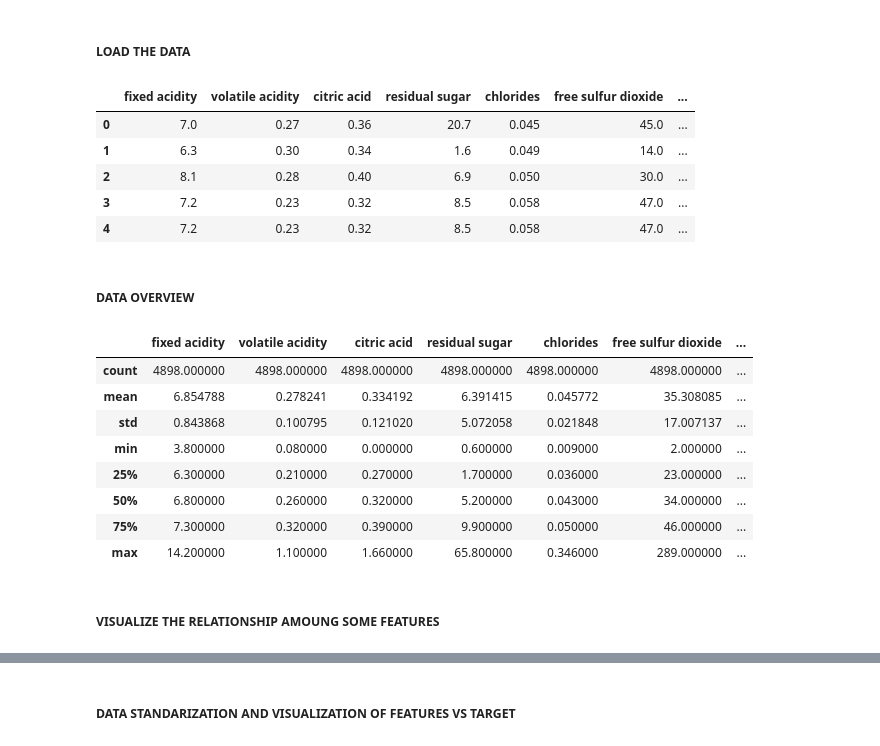
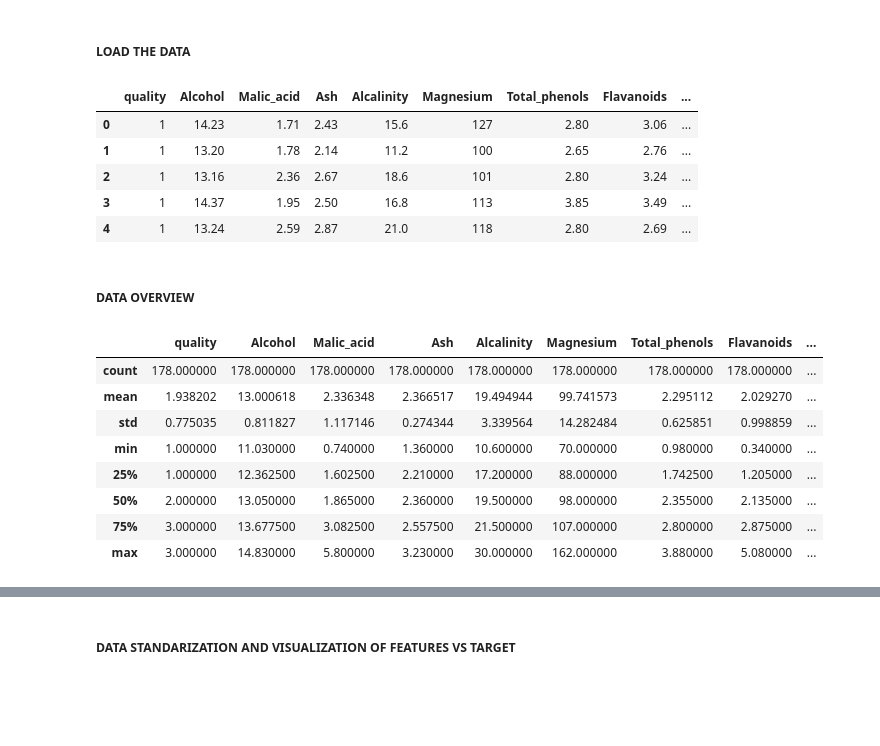
Before and after one commit to igerardoh/wine-quality-classification, a Jupyter notebook: python/03-data-analysis/mlp-Tensorflow-1.x/mlp-wine-quality-classification-tensorflow-1.x.ipynb, the cells around one changed output, grey strips where cells are left out. Cells and saved outputs as stored; diff of their text form; code cells hidden in the pictures; blank space fills up the shorter version.

```diff
--- a/python/03-data-analysis/mlp-Tensorflow-1.x/mlp-wine-quality-classification-tensorflow-1.x.ipynb
+++ b/python/03-data-analysis/mlp-Tensorflow-1.x/mlp-wine-quality-classification-tensorflow-1.x.ipynb
@@ -5,29 +5,37 @@
 # %%
 import pandas as pd
 import numpy as np
 
-X = pd.read_csv('winequality-white.csv', sep=';')
+target = 'quality'
+
+features = ['Alcohol','Malic_acid','Ash','Alcalinity',
+          'Magnesium','Total_phenols','Flavanoids',
+          'Nonflavanoid_phenols','Proanthocyanins',
+          'Color_intensity','Hue','OD280_OD315',
+          'Proline']
+
+columns = [target] + features
+
+X = pd.read_csv('../../../data/wine.data', names=columns, sep=',', header=None)
 X.head()
 # %% [output]
-|  | fixed acidity | volatile acidity | citric acid | residual sugar | chlorides | free sulfur dioxide | ... |
-| 0 | 7.0 | 0.27 | 0.36 | 20.7 | 0.045 | 45.0 | ... |
-| 1 | 6.3 | 0.30 | 0.34 | 1.6 | 0.049 | 14.0 | ... |
-| 2 | 8.1 | 0.28 | 0.40 | 6.9 | 0.050 | 30.0 | ... |
-| 3 | 7.2 | 0.23 | 0.32 | 8.5 | 0.058 | 47.0 | ... |
-| 4 | 7.2 | 0.23 | 0.32 | 8.5 | 0.058 | 47.0 | ... |
+|  | quality | Alcohol | Malic_acid | Ash | Alcalinity | Magnesium | Total_phenols | Flavanoids | ... |
+| 0 | 1 | 14.23 | 1.71 | 2.43 | 15.6 | 127 | 2.80 | 3.06 | ... |
+| 1 | 1 | 13.20 | 1.78 | 2.14 | 11.2 | 100 | 2.65 | 2.76 | ... |
+| 2 | 1 | 13.16 | 2.36 | 2.67 | 18.6 | 101 | 2.80 | 3.24 | ... |
+| 3 | 1 | 14.37 | 1.95 | 2.50 | 16.8 | 113 | 3.85 | 3.49 | ... |
+| 4 | 1 | 13.24 | 2.59 | 2.87 | 21.0 | 118 | 2.80 | 2.69 | ... |
 # %% [markdown]
 ##### DATA OVERVIEW
 # %%
 X.describe()
 # %% [output]
-|  | fixed acidity | volatile acidity | citric acid | residual sugar | chlorides | free sulfur dioxide | ... |
-| count | 4898.000000 | 4898.000000 | 4898.000000 | 4898.000000 | 4898.000000 | 4898.000000 | ... |
-| mean | 6.854788 | 0.278241 | 0.334192 | 6.391415 | 0.045772 | 35.308085 | ... |
-| std | 0.843868 | 0.100795 | 0.121020 | 5.072058 | 0.021848 | 17.007137 | ... |
-| min | 3.800000 | 0.080000 | 0.000000 | 0.600000 | 0.009000 | 2.000000 | ... |
-| 25% | 6.300000 | 0.210000 | 0.270000 | 1.700000 | 0.036000 | 23.000000 | ... |
-| 50% | 6.800000 | 0.260000 | 0.320000 | 5.200000 | 0.043000 | 34.000000 | ... |
-| 75% | 7.300000 | 0.320000 | 0.390000 | 9.900000 | 0.050000 | 46.000000 | ... |
-| max | 14.200000 | 1.100000 | 1.660000 | 65.800000 | 0.346000 | 289.000000 | ... |
+|  | quality | Alcohol | Malic_acid | Ash | Alcalinity | Magnesium | Total_phenols | Flavanoids | ... |
+| count | 178.000000 | 178.000000 | 178.000000 | 178.000000 | 178.000000 | 178.000000 | 178.000000 | 178.000000 | ... |
+| mean | 1.938202 | 13.000618 | 2.336348 | 2.366517 | 19.494944 | 99.741573 | 2.295112 | 2.029270 | ... |
+| std | 0.775035 | 0.811827 | 1.117146 | 0.274344 | 3.339564 | 14.282484 | 0.625851 | 0.998859 | ... |
+| min | 1.000000 | 11.030000 | 0.740000 | 1.360000 | 10.600000 | 70.000000 | 0.980000 | 0.340000 | ... |
+| 25% | 1.000000 | 12.362500 | 1.602500 | 2.210000 | 17.200000 | 88.000000 | 1.742500 | 1.205000 | ... |
+| 50% | 2.000000 | 13.050000 | 1.865000 | 2.360000 | 19.500000 | 98.000000 | 2.355000 | 2.135000 | ... |
+| 75% | 3.000000 | 13.677500 | 3.082500 | 2.557500 | 21.500000 | 107.000000 | 2.800000 | 2.875000 | ... |
+| max | 3.000000 | 14.830000 | 5.800000 | 3.230000 | 30.000000 | 162.000000 | 3.880000 | 5.080000 | ... |
-# %% [markdown]
-##### VISUALIZE THE RELATIONSHIP AMOUNG SOME FEATURES
```
Also changed, not shown: parts of 19 cells of this notebook.
